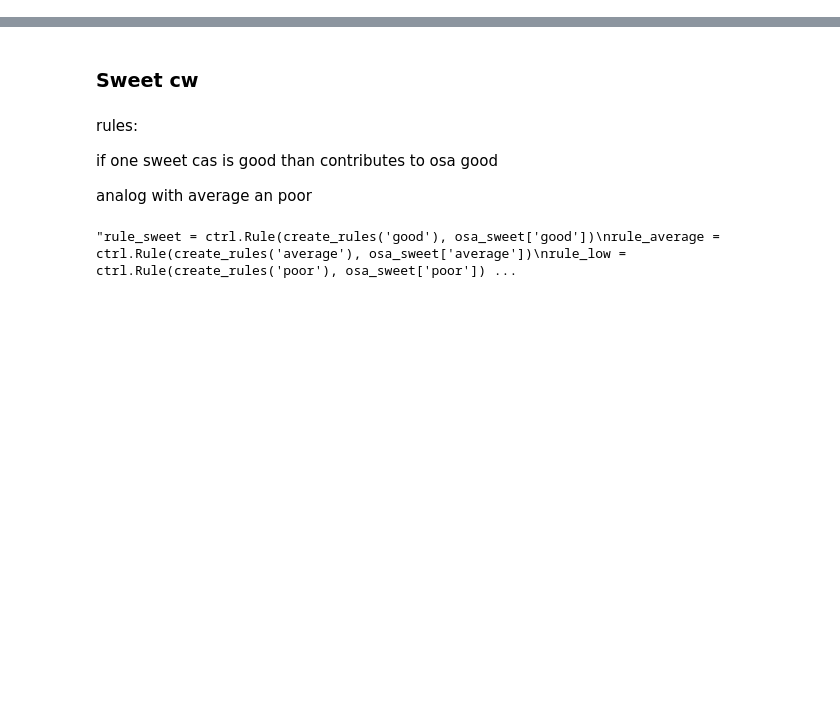
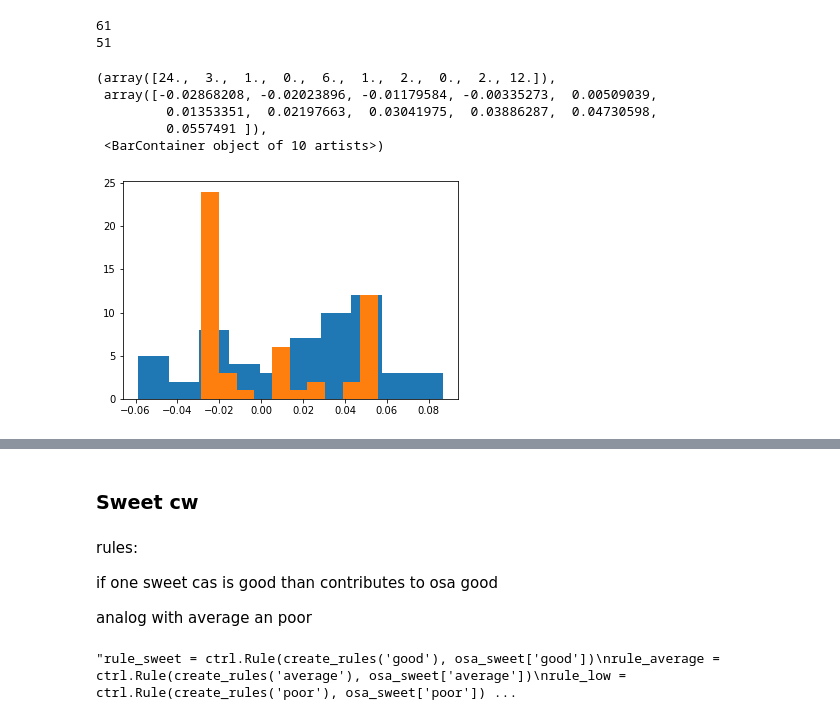
Before and after one commit to rengesf/flavorpred, a Jupyter notebook: FuzzySweet.ipynb, the cells around one changed output, grey strips where cells are left out. Drawn from its saved outputs; the diff is of its cells as text; code cells hidden in the pictures; blank space fills up the shorter version.

```diff
--- a/FuzzySweet.ipynb
+++ b/FuzzySweet.ipynb
@@ -113,0 +52,2 @@ cas_003 : 3
+# %%
+sweet_ms_df_FN = ms_data_comp[sweet_descriptors_CAS]
@@ -113,0 +505,3 @@ cas_003 : 3
+# %%
+sweet_ms_df_all = ms_data_comp[sig_Cass_Sweet_all_new]
+sweet_ms_df_0005 = ms_data_comp[sig_CAS_Sweet_0005_all ]
@@ -113,0 +511,16 @@ cas_003 : 3
+# %%
+print(len(sweet_ms_df_FN.columns))
+print(len(sweet_ms_df_0005.columns))
+# %% [output]
+61
+51
+# %%
+plt.hist(sweet_ms_df_FN.mean())
+plt.hist(sweet_ms_df_0005.mean())
+# %% [output]
+(array([24.,  3.,  1.,  0.,  6.,  1.,  2.,  0.,  2., 12.]),
+ array([-0.02868208, -0.02023896, -0.01179584, -0.00335273,  0.00509039,
+         0.01353351,  0.02197663,  0.03041975,  0.03886287,  0.04730598,
+         0.0557491 ]),
+ <BarContainer object of 10 artists>)
+[figure, added]
```
Also changed, not shown: parts of 106 cells of this notebook.
